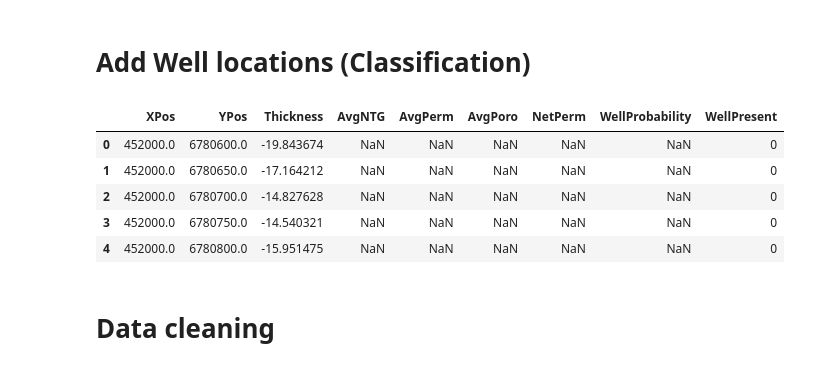
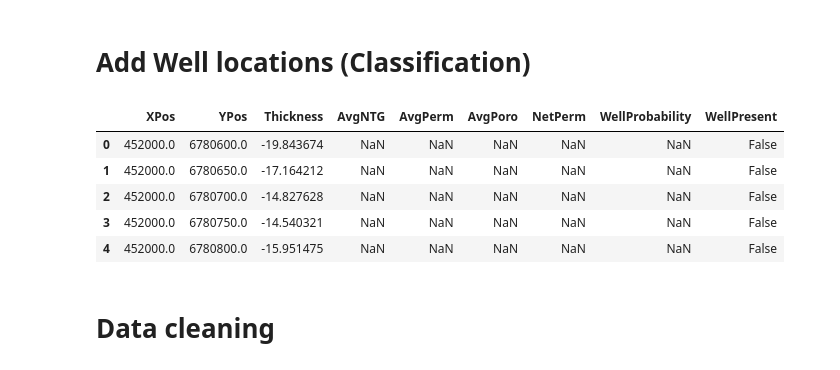
Before and after one commit to Nozziel/OGA2018_SweetSpotPrediction, a Jupyter notebook: Notebooks/01 Data Preperation.ipynb, the cells around one changed output. Cells and saved outputs as stored; diff of their text form; code cells hidden in the pictures.

```diff
--- a/Notebooks/01 Data Preperation.ipynb
+++ b/Notebooks/01 Data Preperation.ipynb
@@ -48,21 +49,21 @@ for key in files_names:
     dfs = dfs + [df_reg]
 
 # Merge dataframes
-df_cls = pd.concat(dfs, axis='columns', join='inner').reset_index()
+df = pd.concat(dfs, axis='columns', join='inner').reset_index()
 # %% [markdown]
 # Add Well locations (Classification)
 # %%
 # This is a fudge, for now
 
-df_cls['WellPresent'] = np.where(df_cls['WellProbability']>0.20, 1, 0) #df_cls.WellProbability > 0.75
+df['WellPresent'] = df.WellProbability > 0.75
 # %%
-df_cls.head()
+df.head()
 # %% [output]
 |  | XPos | YPos | Thickness | AvgNTG | AvgPerm | AvgPoro | NetPerm | WellProbability | WellPresent |
-| 0 | 452000.0 | 6780600.0 | -19.843674 | NaN | NaN | NaN | NaN | NaN | 0 |
-| 1 | 452000.0 | 6780650.0 | -17.164212 | NaN | NaN | NaN | NaN | NaN | 0 |
-| 2 | 452000.0 | 6780700.0 | -14.827628 | NaN | NaN | NaN | NaN | NaN | 0 |
-| 3 | 452000.0 | 6780750.0 | -14.540321 | NaN | NaN | NaN | NaN | NaN | 0 |
-| 4 | 452000.0 | 6780800.0 | -15.951475 | NaN | NaN | NaN | NaN | NaN | 0 |
+| 0 | 452000.0 | 6780600.0 | -19.843674 | NaN | NaN | NaN | NaN | NaN | False |
+| 1 | 452000.0 | 6780650.0 | -17.164212 | NaN | NaN | NaN | NaN | NaN | False |
+| 2 | 452000.0 | 6780700.0 | -14.827628 | NaN | NaN | NaN | NaN | NaN | False |
+| 3 | 452000.0 | 6780750.0 | -14.540321 | NaN | NaN | NaN | NaN | NaN | False |
+| 4 | 452000.0 | 6780800.0 | -15.951475 | NaN | NaN | NaN | NaN | NaN | False |
 # %% [markdown]
 # Data cleaning
```
Also changed, not shown: parts of 5 cells of this notebook.
